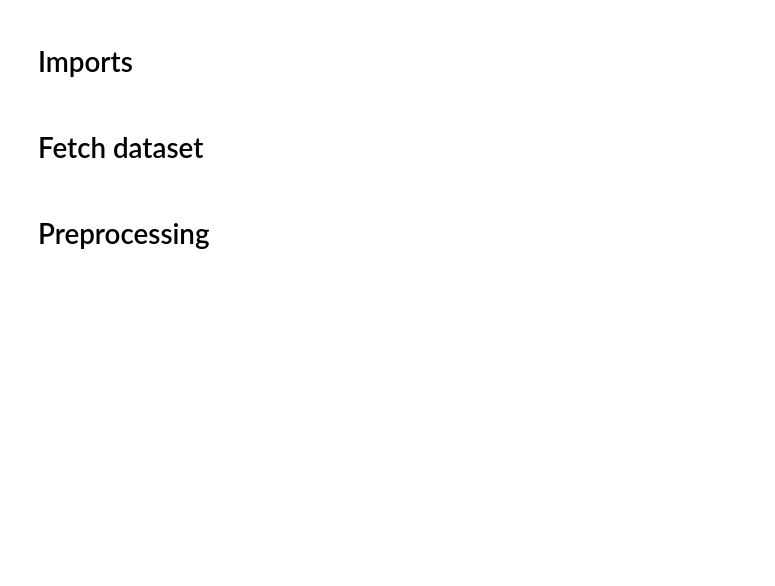
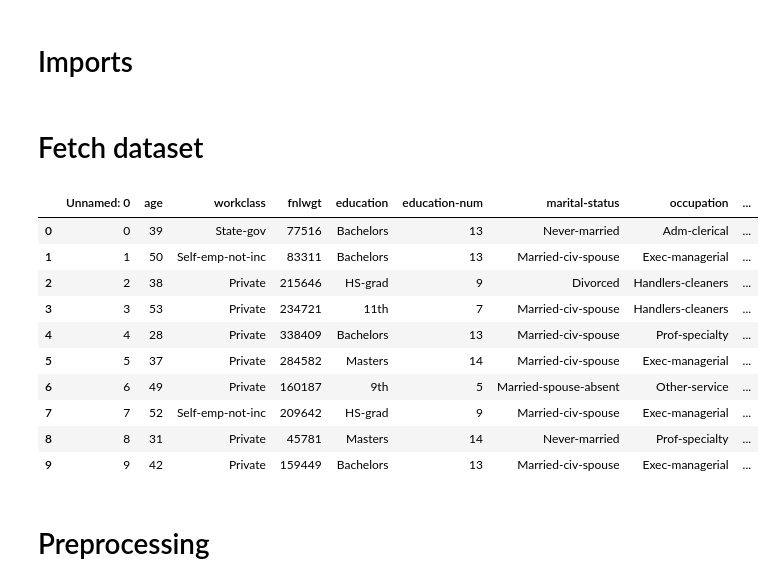
Before and after one commit to faresmohamed260/School-Work, a Jupyter notebook: Pattern Recognition/Assignment 01.ipynb, the cells around one changed output. Drawn from its saved outputs; the diff is of its cells as text; code cells hidden in the pictures; blank space fills up the shorter version.

```diff
--- a/Pattern Recognition/Assignment 01.ipynb
+++ b/Pattern Recognition/Assignment 01.ipynb
@@ -12,7 +12,20 @@ import seaborn as sns
 # %%
 # data (as pandas dataframes)
 file_path = 'adult.csv'
 df = pd.read_csv(file_path)
+df.head(10)
+# %% [output]
+|  | Unnamed: 0 | age | workclass | fnlwgt | education | education-num | marital-status | occupation | ... |
+| 0 | 0 | 39 | State-gov | 77516 | Bachelors | 13 | Never-married | Adm-clerical | ... |
+| 1 | 1 | 50 | Self-emp-not-inc | 83311 | Bachelors | 13 | Married-civ-spouse | Exec-managerial | ... |
+| 2 | 2 | 38 | Private | 215646 | HS-grad | 9 | Divorced | Handlers-cleaners | ... |
+| 3 | 3 | 53 | Private | 234721 | 11th | 7 | Married-civ-spouse | Handlers-cleaners | ... |
+| 4 | 4 | 28 | Private | 338409 | Bachelors | 13 | Married-civ-spouse | Prof-specialty | ... |
+| 5 | 5 | 37 | Private | 284582 | Masters | 14 | Married-civ-spouse | Exec-managerial | ... |
+| 6 | 6 | 49 | Private | 160187 | 9th | 5 | Married-spouse-absent | Other-service | ... |
+| 7 | 7 | 52 | Self-emp-not-inc | 209642 | HS-grad | 9 | Married-civ-spouse | Exec-managerial | ... |
+| 8 | 8 | 31 | Private | 45781 | Masters | 14 | Never-married | Prof-specialty | ... |
+| 9 | 9 | 42 | Private | 159449 | Bachelors | 13 | Married-civ-spouse | Exec-managerial | ... |
 # %% [markdown]
 # Preprocessing
 # %%
```
Also changed, not shown: parts of 2 cells of this notebook.
